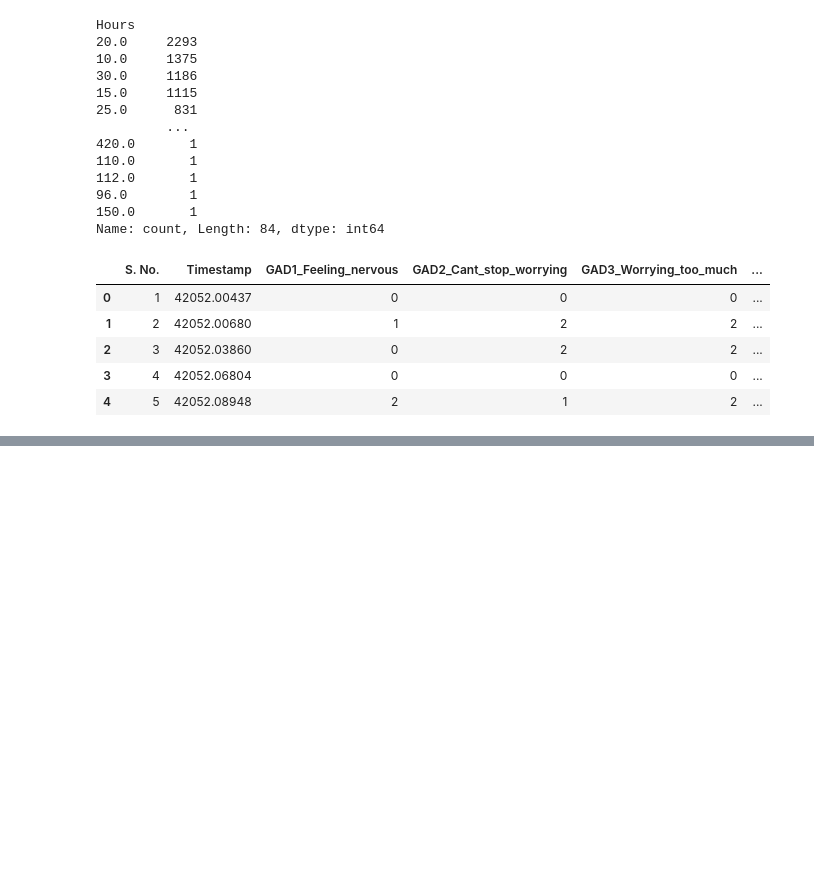
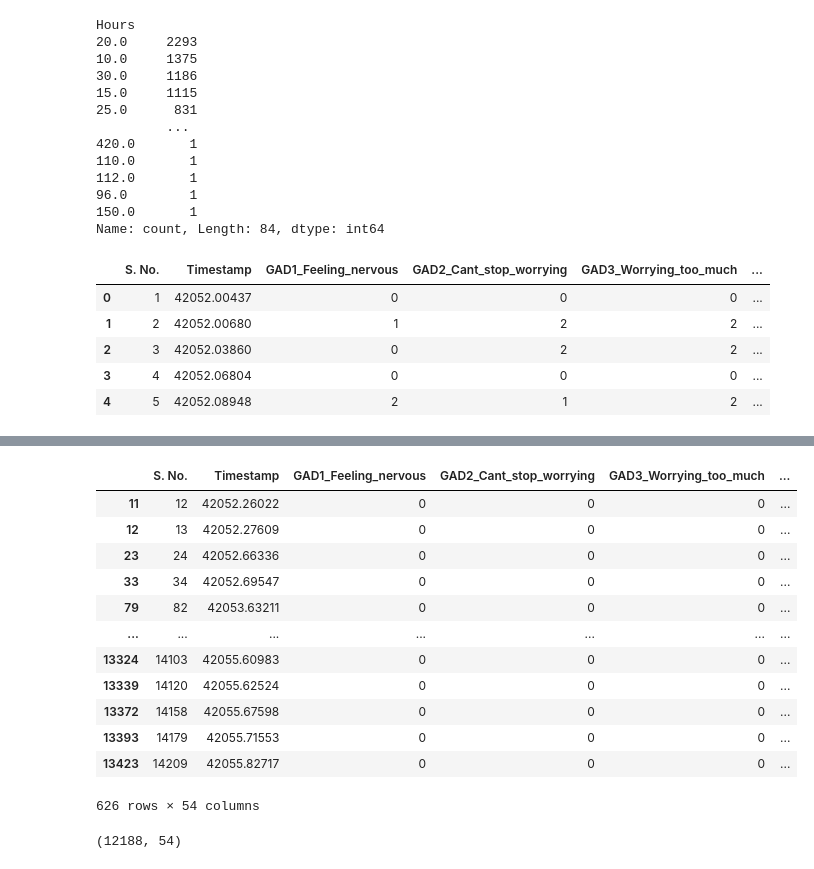
Before and after one commit to amallred/gaming-mental-health-analysis, a Jupyter notebook: data_cleaning.ipynb, the cells around one changed output, grey strips where cells are left out. Saved outputs shown, nothing was run; the diff lists cells and outputs as text; code cells hidden in the pictures; blank space fills up the shorter version.

```diff
--- a/data_cleaning.ipynb
+++ b/data_cleaning.ipynb
@@ -191,0 +274,21 @@ clean_df.head()
+# %%
+clean_df[clean_df['GADE_Difficulty_in_life'].isna()]
+# %% [output]
+|  | S. No. | Timestamp | GAD1_Feeling_nervous | GAD2_Cant_stop_worrying | GAD3_Worrying_too_much | ... |
+| 11 | 12 | 42052.26022 | 0 | 0 | 0 | ... |
+| 12 | 13 | 42052.27609 | 0 | 0 | 0 | ... |
+| 23 | 24 | 42052.66336 | 0 | 0 | 0 | ... |
+| 33 | 34 | 42052.69547 | 0 | 0 | 0 | ... |
+| 79 | 82 | 42053.63211 | 0 | 0 | 0 | ... |
+| ... | ... | ... | ... | ... | ... | ... |
+| 13324 | 14103 | 42055.60983 | 0 | 0 | 0 | ... |
+| 13339 | 14120 | 42055.62524 | 0 | 0 | 0 | ... |
+| 13372 | 14158 | 42055.67598 | 0 | 0 | 0 | ... |
+| 13393 | 14179 | 42055.71553 | 0 | 0 | 0 | ... |
+| 13423 | 14209 | 42055.82717 | 0 | 0 | 0 | ... |
+626 rows × 54 columns
+# %%
+clean_df = clean_df.dropna(subset=['GADE_Difficulty_in_life'])
+clean_df.shape
+# %% [output]
+(12188, 54)
```
Also changed, not shown: parts of 8 cells of this notebook, 1 other file.
